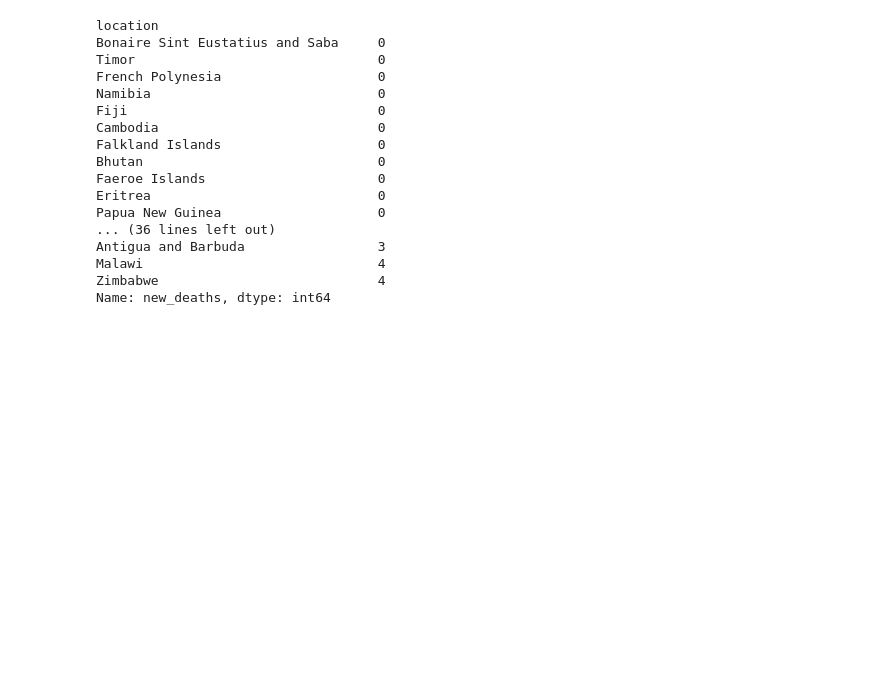
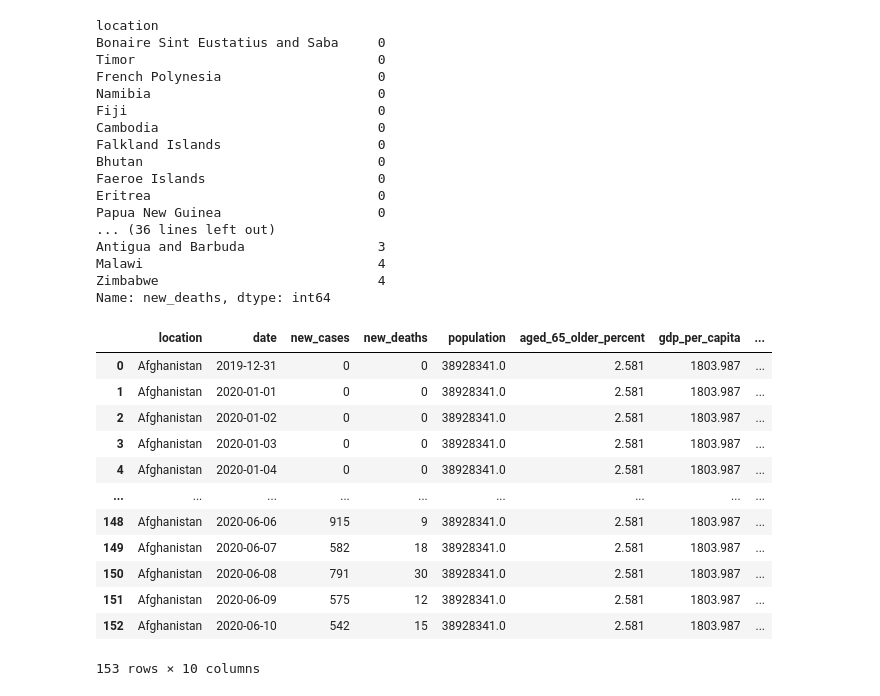
Before and after one commit to zadmainda/covid-MiniDataset, a Jupyter notebook: covid data.ipynb, the cells around one changed output. Cells and saved outputs as stored; diff of their text form; code cells hidden in the pictures; blank space fills up the shorter version.

```diff
--- a/covid data.ipynb
+++ b/covid data.ipynb
@@ -378,3 +455,19 @@ Antigua and Barbuda                 3
 Malawi                              4
 Zimbabwe                            4
 Name: new_deaths, dtype: int64
+# %%
+clean_df[clean_df['location'] == 'Afghanistan']
+# %% [output]
+|  | location | date | new_cases | new_deaths | population | aged_65_older_percent | gdp_per_capita | ... |
+| 0 | Afghanistan | 2019-12-31 | 0 | 0 | 38928341.0 | 2.581 | 1803.987 | ... |
+| 1 | Afghanistan | 2020-01-01 | 0 | 0 | 38928341.0 | 2.581 | 1803.987 | ... |
+| 2 | Afghanistan | 2020-01-02 | 0 | 0 | 38928341.0 | 2.581 | 1803.987 | ... |
+| 3 | Afghanistan | 2020-01-03 | 0 | 0 | 38928341.0 | 2.581 | 1803.987 | ... |
+| 4 | Afghanistan | 2020-01-04 | 0 | 0 | 38928341.0 | 2.581 | 1803.987 | ... |
+| ... | ... | ... | ... | ... | ... | ... | ... | ... |
+| 148 | Afghanistan | 2020-06-06 | 915 | 9 | 38928341.0 | 2.581 | 1803.987 | ... |
+| 149 | Afghanistan | 2020-06-07 | 582 | 18 | 38928341.0 | 2.581 | 1803.987 | ... |
+| 150 | Afghanistan | 2020-06-08 | 791 | 30 | 38928341.0 | 2.581 | 1803.987 | ... |
+| 151 | Afghanistan | 2020-06-09 | 575 | 12 | 38928341.0 | 2.581 | 1803.987 | ... |
+| 152 | Afghanistan | 2020-06-10 | 542 | 15 | 38928341.0 | 2.581 | 1803.987 | ... |
+153 rows × 10 columns
```
Also changed, not shown: parts of 13 cells of this notebook.
